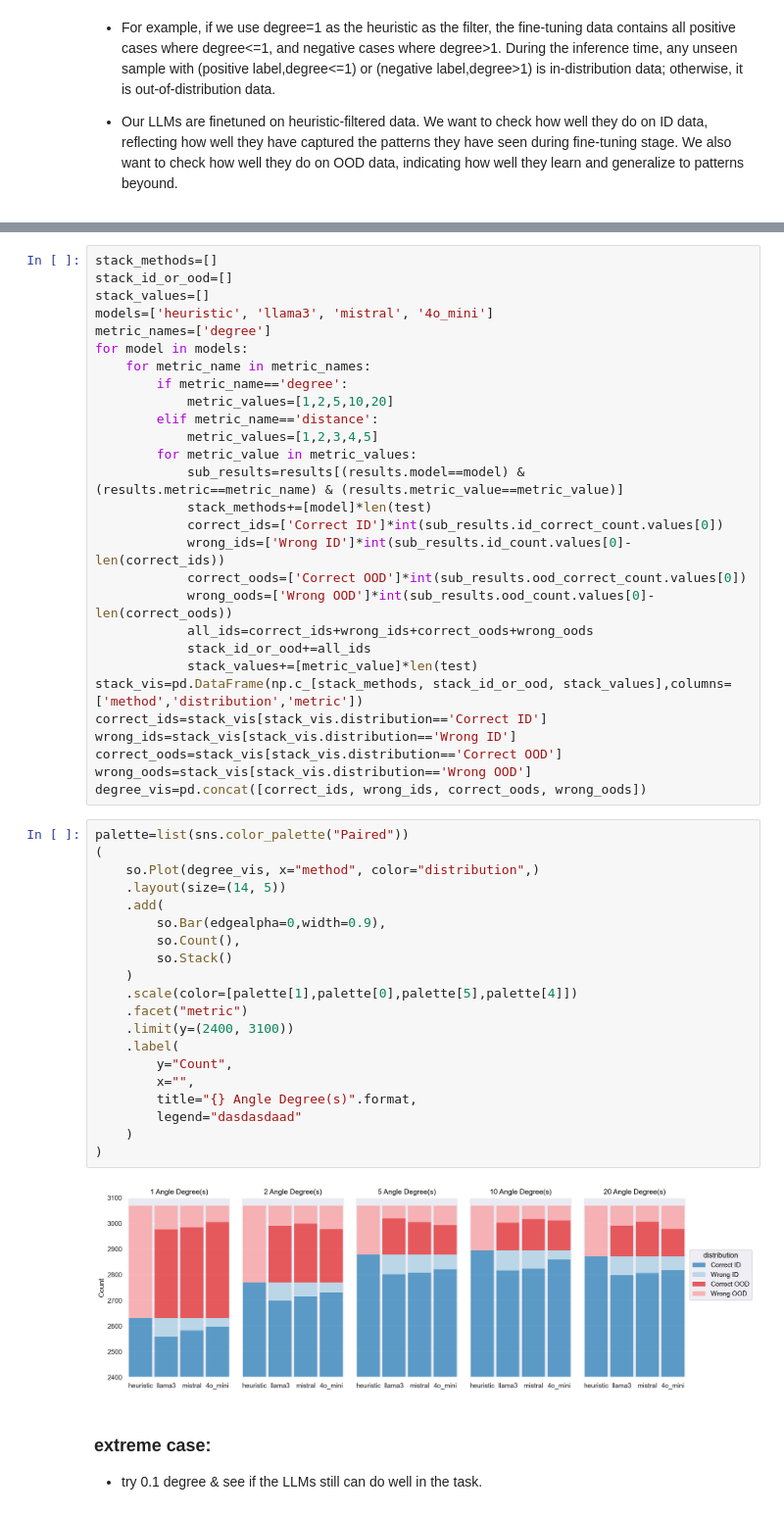
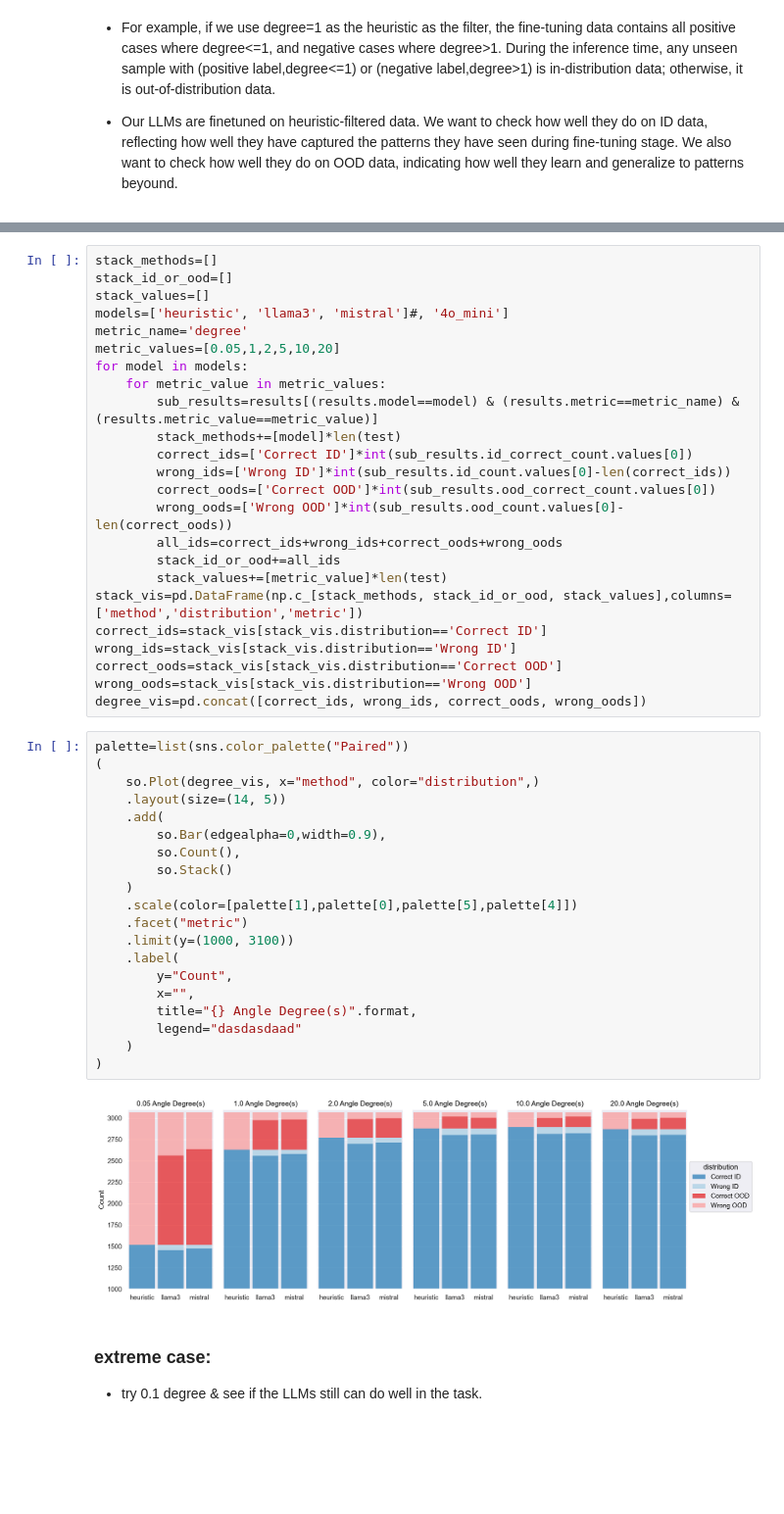
Before and after one commit to BeanHam/2024-spatial-data-integration, a Jupyter notebook: inference_results/inference_results.ipynb, the cells around one changed output, grey strips where cells are left out. Shown: that part at 98% size. Cells and saved outputs as stored; diff of their text form; blank space fills up the shorter version.

Commit message:
added 0.05 degree results

```diff
--- a/inference_results/inference_results.ipynb
+++ b/inference_results/inference_results.ipynb
@@ -132,24 +127,20 @@ pass
 stack_methods=[]
 stack_id_or_ood=[]
 stack_values=[]
-models=['heuristic', 'llama3', 'mistral', '4o_mini']
-metric_names=['degree']
+models=['heuristic', 'llama3', 'mistral']#, '4o_mini']
+metric_name='degree'
+metric_values=[0.05,1,2,5,10,20]
 for model in models:
-    for metric_name in metric_names:
-        if metric_name=='degree':
-            metric_values=[1,2,5,10,20]
-        elif metric_name=='distance':
-            metric_values=[1,2,3,4,5]
-        for metric_value in metric_values:
-            sub_results=results[(results.model==model) & (results.metric==metric_name) & (results.metric_value==metric_value)]
-            stack_methods+=[model]*len(test)
-            correct_ids=['Correct ID']*int(sub_results.id_correct_count.values[0])
-            wrong_ids=['Wrong ID']*int(sub_results.id_count.values[0]-len(correct_ids))
-            correct_oods=['Correct OOD']*int(sub_results.ood_correct_count.values[0])
-            wrong_oods=['Wrong OOD']*int(sub_results.ood_count.values[0]-len(correct_oods))
-            all_ids=correct_ids+wrong_ids+correct_oods+wrong_oods
-            stack_id_or_ood+=all_ids
-            stack_values+=[metric_value]*len(test)
+    for metric_value in metric_values:
+        sub_results=results[(results.model==model) & (results.metric==metric_name) & (results.metric_value==metric_value)]
+        stack_methods+=[model]*len(test)
+        correct_ids=['Correct ID']*int(sub_results.id_correct_count.values[0])
+        wrong_ids=['Wrong ID']*int(sub_results.id_count.values[0]-len(correct_ids))
+        correct_oods=['Correct OOD']*int(sub_results.ood_correct_count.values[0])
+        wrong_oods=['Wrong OOD']*int(sub_results.ood_count.values[0]-len(correct_oods))
+        all_ids=correct_ids+wrong_ids+correct_oods+wrong_oods
+        stack_id_or_ood+=all_ids
+        stack_values+=[metric_value]*len(test)
 stack_vis=pd.DataFrame(np.c_[stack_methods, stack_id_or_ood, stack_values],columns=['method','distribution','metric'])
 correct_ids=stack_vis[stack_vis.distribution=='Correct ID']
 wrong_ids=stack_vis[stack_vis.distribution=='Wrong ID']
@@ -159,25 +150,25 @@ degree_vis=pd.concat([correct_ids, wrong_ids, correct_oods, wrong_oods])
 # %%
 palette=list(sns.color_palette("Paired"))
 (
     so.Plot(degree_vis, x="method", color="distribution",)
     .layout(size=(14, 5))
     .add(
         so.Bar(edgealpha=0,width=0.9),
         so.Count(),
         so.Stack()
     )
     .scale(color=[palette[1],palette[0],palette[5],palette[4]])
     .facet("metric")
-    .limit(y=(2400, 3100))
+    .limit(y=(1000, 3100))
     .label(
         y="Count",
         x="",
         title="{} Angle Degree(s)".format,
         legend="dasdasdaad"
     )
 )
 # %% [output]
-[figure, old version]
+[figure, new version]
 # %% [markdown]
 ### extreme case:
 - try 0.1 degree & see if the LLMs still can do well in the task.
```
Also changed, not shown: parts of 8 cells of this notebook, 1 other file.
